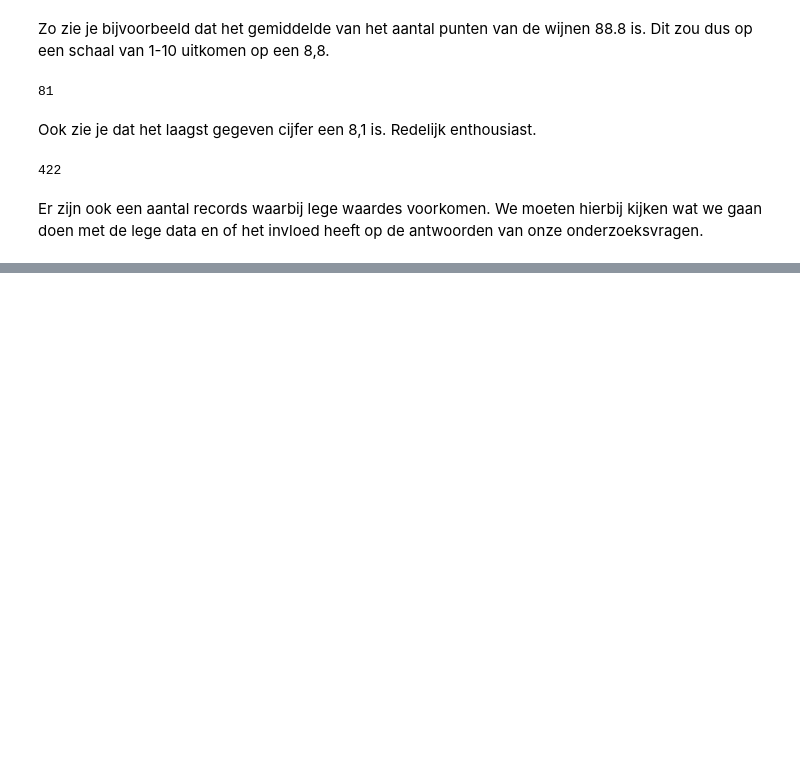
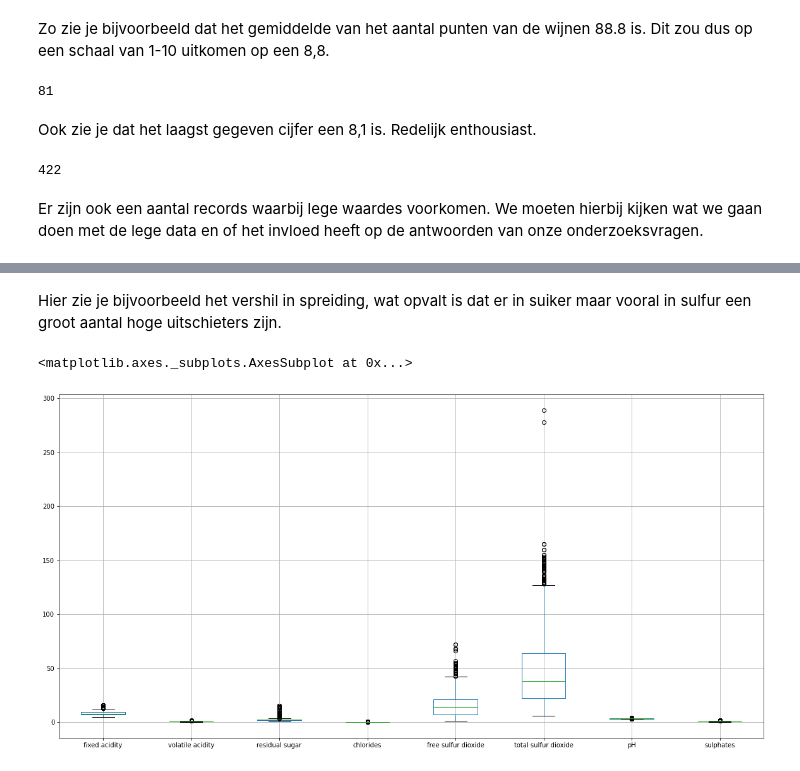
Before and after one commit to darkraisisi/cm_wine, a Jupyter notebook: Untitled.ipynb, the cells around one changed output, grey strips where cells are left out. Drawn from its saved outputs; the diff is of its cells as text; code cells hidden in the pictures; blank space fills up the shorter version.

```diff
--- a/Untitled.ipynb
+++ b/Untitled.ipynb
@@ -55,6 +58,6 @@ wine.isnull().sum().sum()
 # %% [markdown]
 Er zijn ook een aantal records waarbij lege waardes voorkomen. We moeten hierbij kijken wat we gaan doen met de lege data en of het invloed heeft op de antwoorden van onze onderzoeksvragen.
 # %%
-wine = wine.groupby(['taster_name']).size().reset_index(name='count')
-print(wine)
+nameCount = wine.groupby(['taster_name']).size().reset_index(name='count')
+nameCount
 # %% [output]
@@ -79,0 +83,3 @@ print(wine)
+# %%
+chem = wine[['fixed acidity','volatile acidity','citric acid','residual sugar','chlorides','free sulfur dioxide','total sulfur dioxide','density','pH','sulphates','alcohol']]
+chem.head()
@@ -79,0 +105,7 @@ print(wine)
+# %% [markdown]
+Hier zie je bijvoorbeeld het vershil in spreiding, wat opvalt is dat er in suiker maar vooral in sulfur een groot aantal hoge uitschieters zijn.
+# %%
+chem.boxplot(figsize=(20,10))
+# %% [output]
+<matplotlib.axes._subplots.AxesSubplot at 0x...>
+[figure, added]
```
Also changed, not shown: parts of 5 cells of this notebook.
